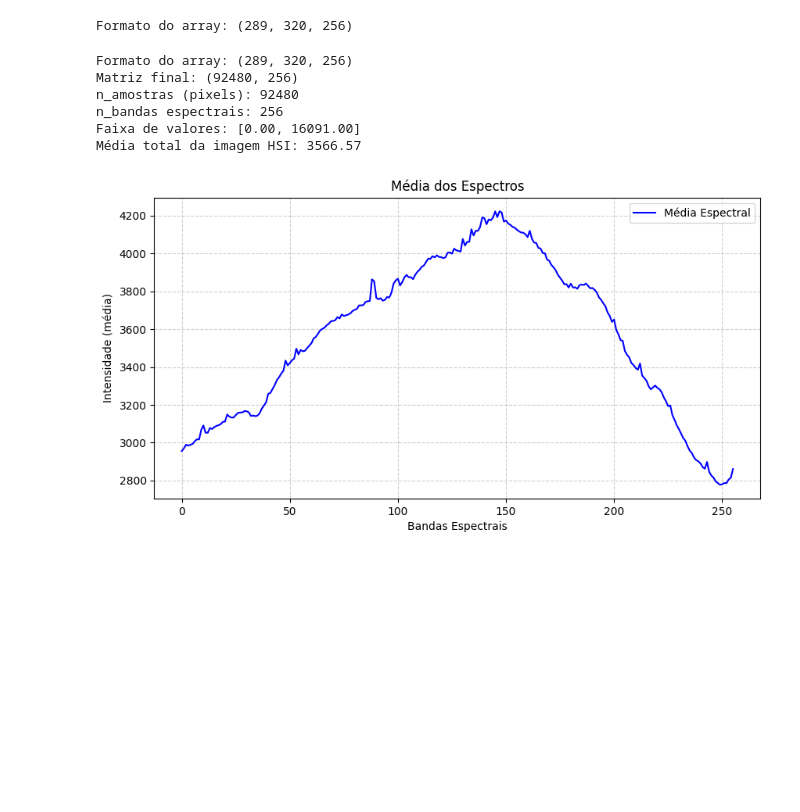
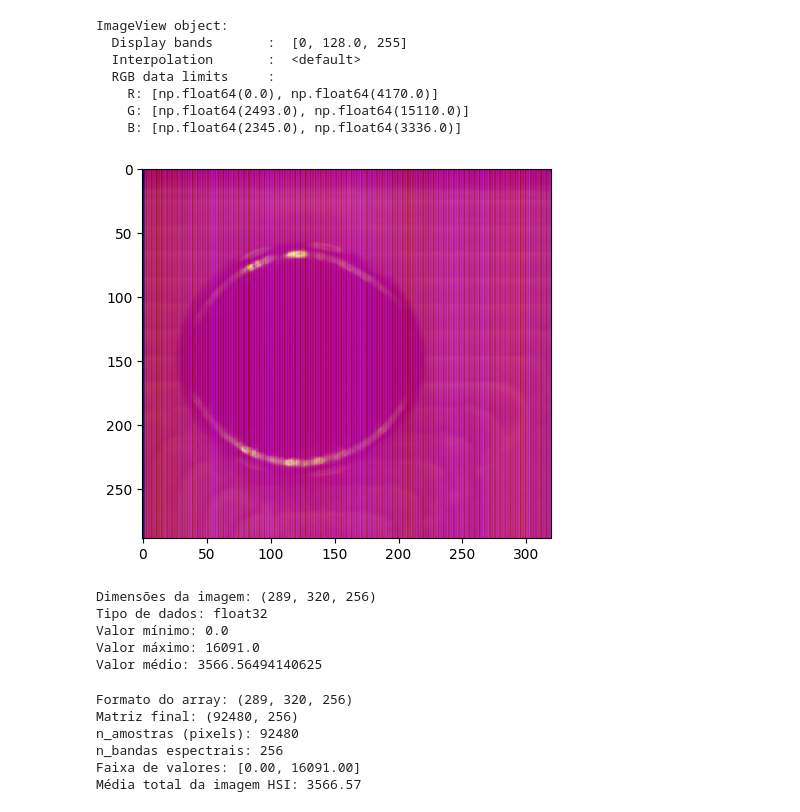
Before and after one commit to jeffersonfelex/hsi-swir-bacteria-xgboost, a Jupyter notebook: notebooks/utils/organizar_espectros.ipynb, the cells around one changed output. Saved outputs shown, nothing was run; the diff lists cells and outputs as text; code cells hidden in the pictures; blank space fills up the shorter version.

```diff
--- a/notebooks/utils/organizar_espectros.ipynb
+++ b/notebooks/utils/organizar_espectros.ipynb
@@ -14,5 +11,0 @@ img_spectral = envi.open(input_path)
-# %%
-img_array = img_spectral.load()
-print(f"Formato do array: {img_array.shape}")
-# %% [output]
-Formato do array: (289, 320, 256)
@@ -20,0 +12,47 @@ img_array = np.array(img_array)
+# %%
+#Para ver a imagem og
+img_spectral = envi.open(input_path)
+img_array = np.array(img_spectral.load())
+
+spectral.imshow(img_array)
+# %% [output]
+ImageView object:
+  Display bands       :  [0, 128.0, 255]
+  Interpolation       :  <default>
+  RGB data limits     :
+    R: [np.float64(0.0), np.float64(4170.0)]
+    G: [np.float64(2493.0), np.float64(15110.0)]
+    B: [np.float64(2345.0), np.float64(3336.0)]
+[figure, added]
+# %%
+print(f"Dimensões da imagem: {img_array.shape}")
+print(f"Tipo de dados: {img_array.dtype}")
+print(f"Valor mínimo: {img_array.min()}")
+print(f"Valor máximo: {img_array.max()}")
+print(f"Valor médio: {img_array.mean()}")
+# %% [output]
+Dimensões da imagem: (289, 320, 256)
+Tipo de dados: float32
+Valor mínimo: 0.0
+Valor máximo: 16091.0
+Valor médio: 3566.56494140625
+# %%
+altura, largura, n_bandas = img_array.shape
+n_amostras = altura * largura
+espectros_matriz = img_array.reshape(n_amostras, n_bandas)
+media_total = espectros_matriz.mean()
+media_espectro = espectros_matriz.mean(axis=0)
+
+print(f"Formato do array: {img_array.shape}")
+print(f"Matriz final: {espectros_matriz.shape}")
+print(f"n_amostras (pixels): {n_amostras}")
+print(f"n_bandas espectrais: {n_bandas}")
+print(f"Faixa de valores: [{espectros_matriz.min():.2f}, {espectros_matriz.max():.2f}]")
+print(f"Média total da imagem HSI: {media_total:.2f}")
+# %% [output]
+Formato do array: (289, 320, 256)
+Matriz final: (92480, 256)
+n_amostras (pixels): 92480
+n_bandas espectrais: 256
+Faixa de valores: [0.00, 16091.00]
+Média total da imagem HSI: 3566.57
@@ -27,27 +64,0 @@ media_espectro = espectros_matriz.mean(axis=0)
-# %%
-print(f"Formato do array: {img_array.shape}")
-print(f"Matriz final: {espectros_matriz.shape}")
-print(f"n_amostras (pixels): {n_amostras}")
-print(f"n_bandas espectrais: {n_bandas}")
-print(f"Faixa de valores: [{espectros_matriz.min():.2f}, {espectros_matriz.max():.2f}]")
-print(f"Média total da imagem HSI: {media_total:.2f}")
-# %% [output]
-Formato do array: (289, 320, 256)
-Matriz final: (92480, 256)
-n_amostras (pixels): 92480
-n_bandas espectrais: 256
-Faixa de valores: [0.00, 16091.00]
-Média total da imagem HSI: 3566.57
-# %%
-# Plotar média espectral
-plt.figure(figsize=(10, 5))
-plt.plot(range(n_bandas), media_espectro, label="Média Espectral", color='blue')
-plt.xlabel("Bandas Espectrais")
-plt.ylabel("Intensidade (média)")
-plt.title("Média dos Espectros")
-plt.legend()
-plt.grid(True, linestyle="--", alpha=0.6)
-
-plt.show()
-# %% [output]
-[figure, removed]
```
Also changed, not shown: parts of 10 cells of this notebook, 20 other files.
